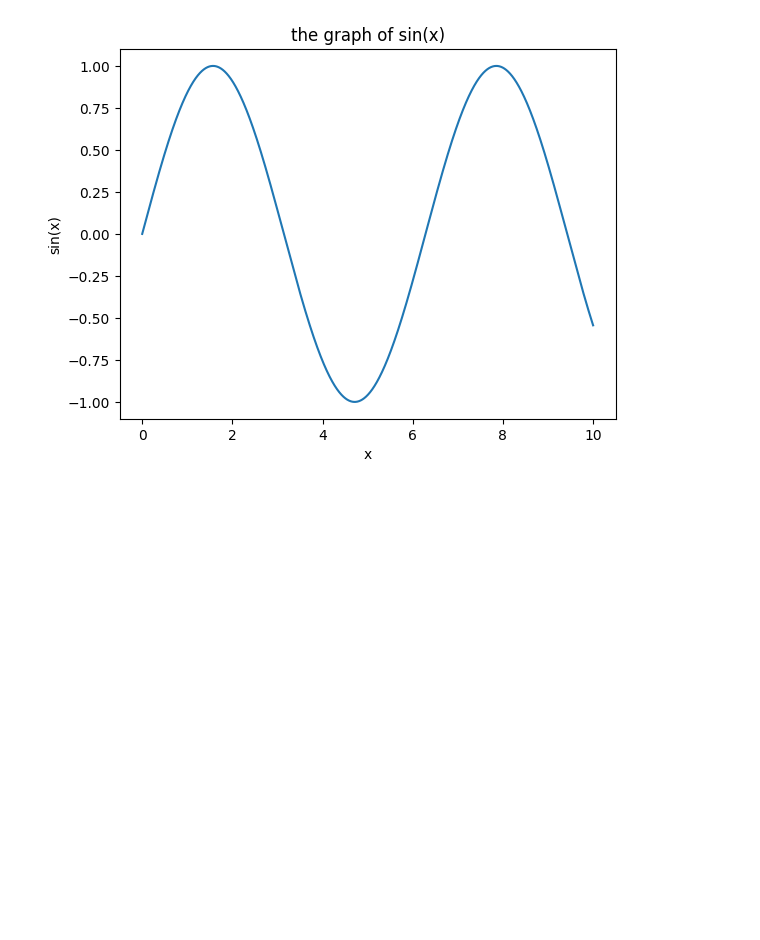
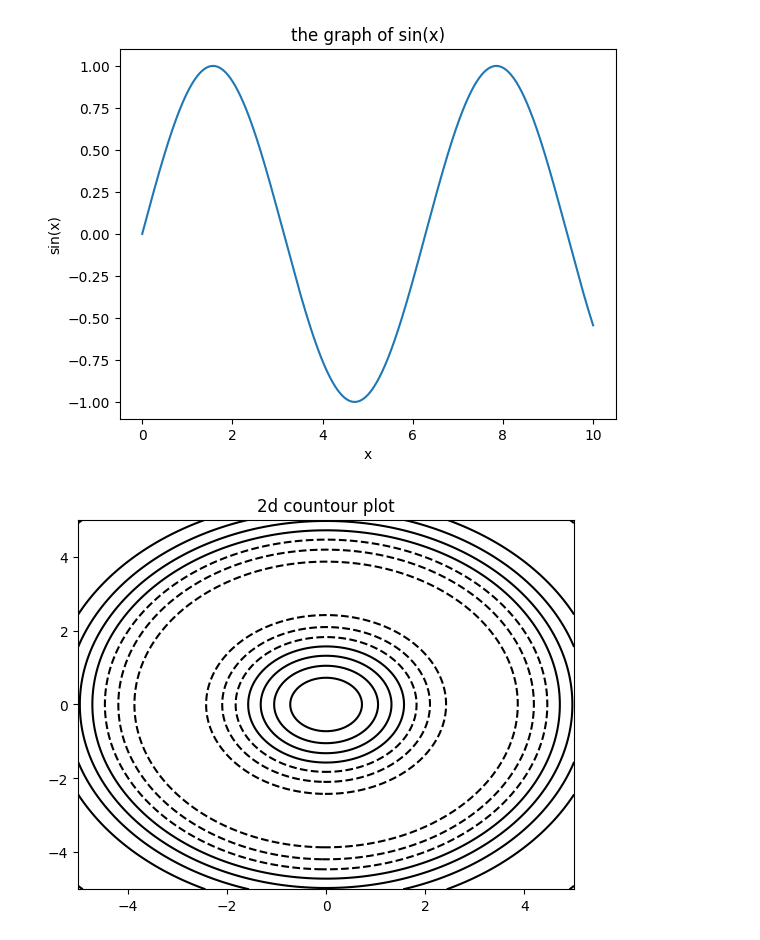
Before and after one commit to PrasantIITM/ma22c033_2023_PL, a Jupyter notebook: Assignment 6/Graphing_functions.ipynb, the cells around one changed output. Saved outputs shown, nothing was run; the diff lists cells and outputs as text; code cells hidden in the pictures; blank space fills up the shorter version.

```diff
--- a/Assignment 6/Graphing_functions.ipynb
+++ b/Assignment 6/Graphing_functions.ipynb
@@ -21,3 +21,15 @@ from mpl_toolkits.mplot3d import Axes3D
 # %%
 def f(x,y):
   return np.cos(np.sqrt(x**2+y**2))
+# %%
+fig = plt.figure()
+ax = plt.axes()
+x=np.linspace(-5,5,10000)
+y=np.linspace(-5,5,10000)
+X,Y=np.meshgrid(x,y)
+Z=f(X,Y)
+plt.title("2d countour plot")
+plt.contour(X, Y, Z, colors='black'); #  2d countour plot
+#ax.plot_surface(X,Y,Z);
+# %% [output]
+[figure, added]
```
Also changed, not shown: parts of 2 cells of this notebook.
